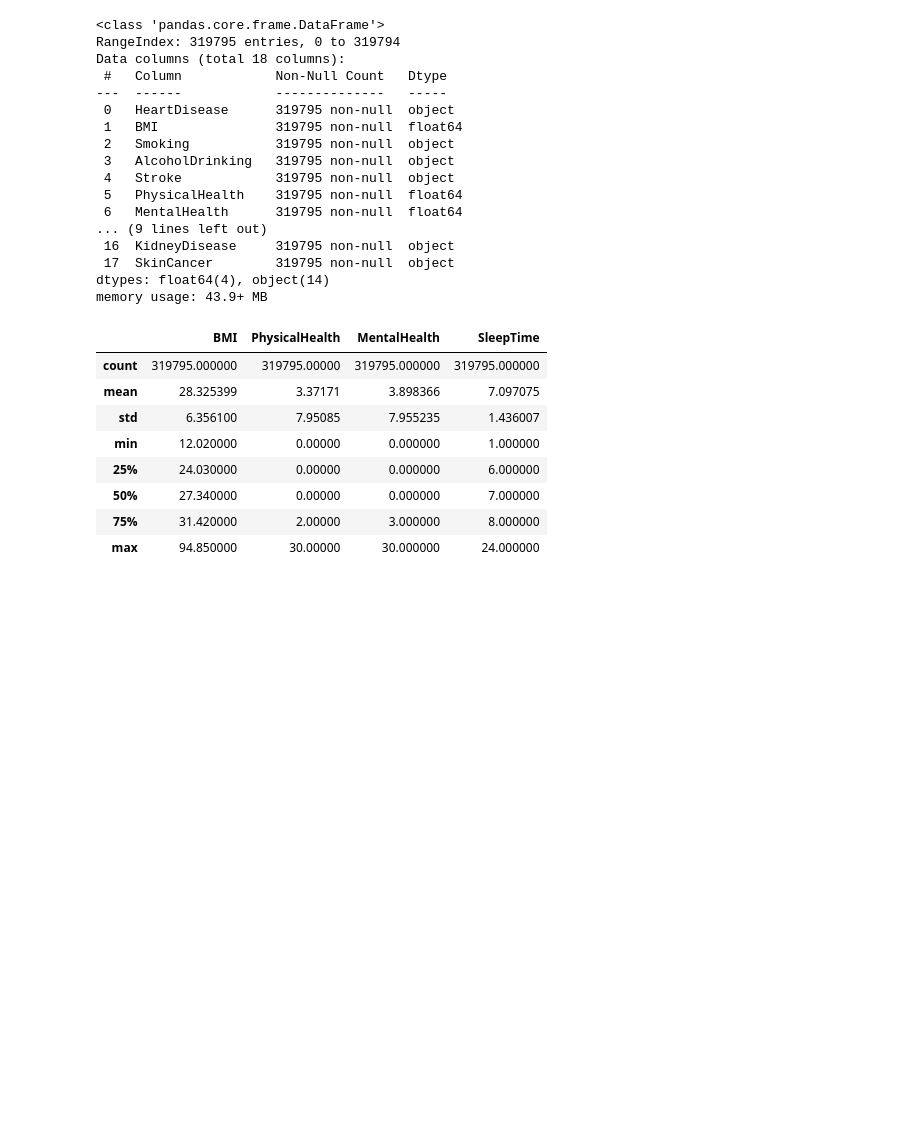
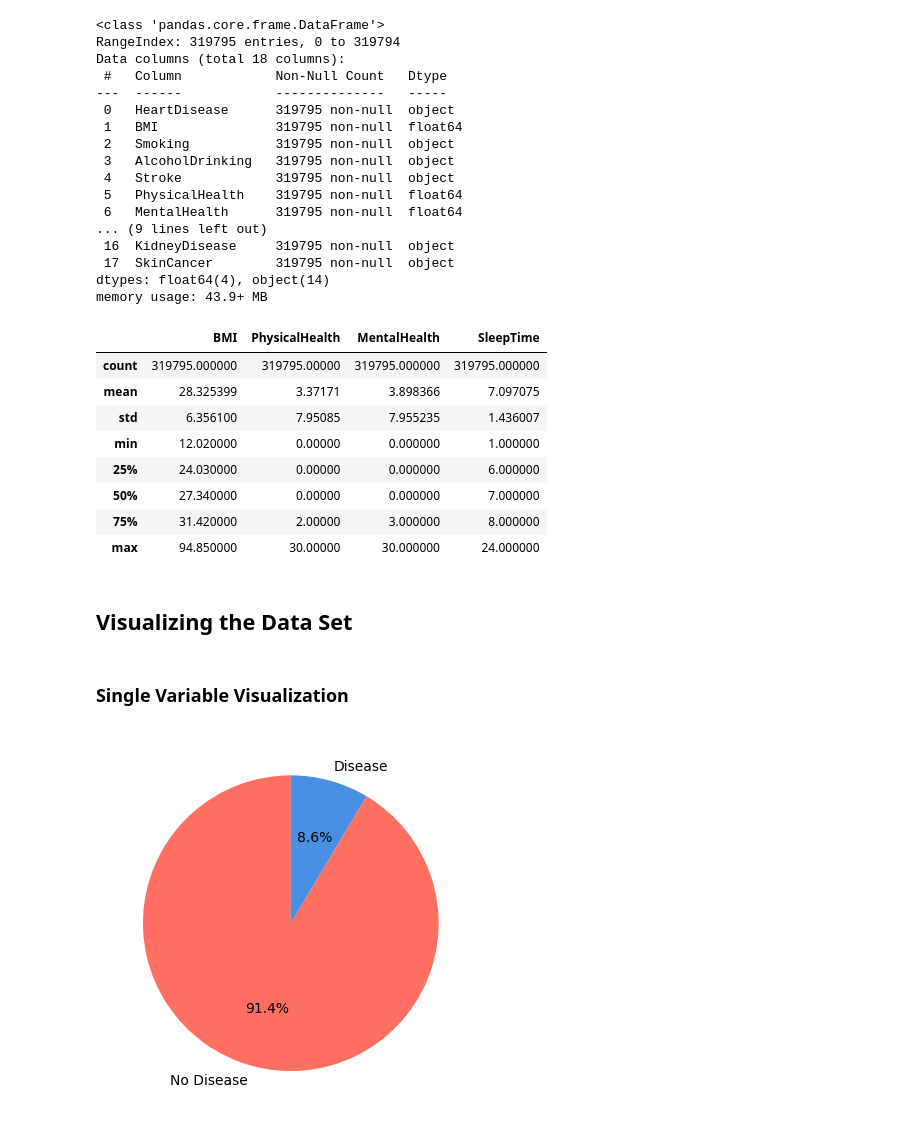
Before and after one commit to moranxuege/2024Research_SU, a Jupyter notebook: Analysis/2020_EDA.ipynb, the cells around one changed output. Cells and saved outputs as stored; diff of their text form; code cells hidden in the pictures; blank space fills up the shorter version.

```diff
--- a/Analysis/2020_EDA.ipynb
+++ b/Analysis/2020_EDA.ipynb
@@ -49,3 +51,12 @@ data.describe()
 | 50% | 27.340000 | 0.00000 | 0.000000 | 7.000000 |
 | 75% | 31.420000 | 2.00000 | 3.000000 | 8.000000 |
 | max | 94.850000 | 30.00000 | 30.000000 | 24.000000 |
+# %% [markdown]
+## Visualizing the Data Set
+# %% [markdown]
+### Single Variable Visualization
+# %%
+plt.pie(data['HeartDisease'].value_counts(), labels=['No Disease', 'Disease'], autopct='%1.1f%%', startangle=90, colors = ['#FF6F61', '#4A90E2', '#FF6F61', '#4A90E2'])
+plt.show()
+# %% [output]
+[figure, added]
```
Also changed, not shown: parts of 12 cells of this notebook.
